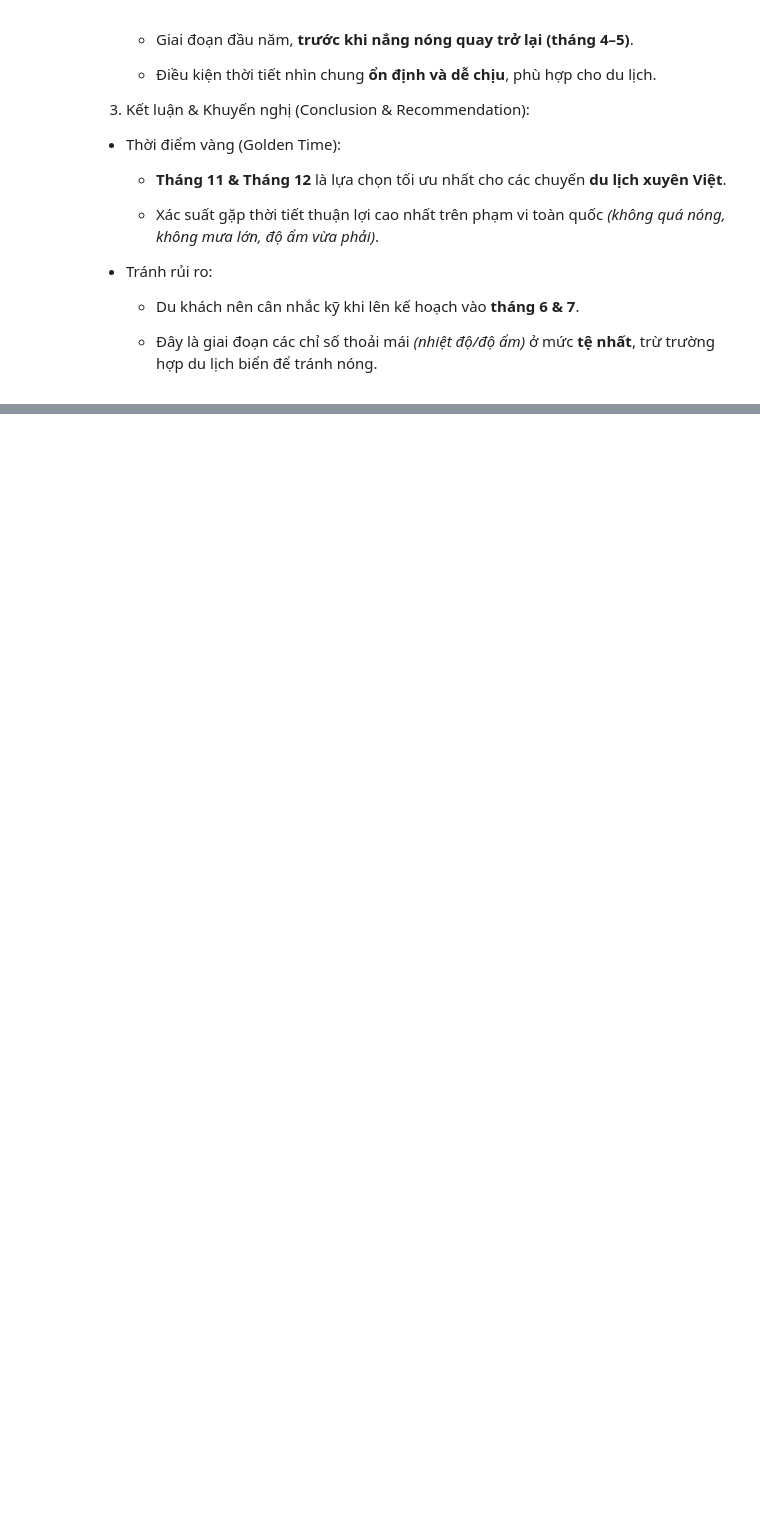
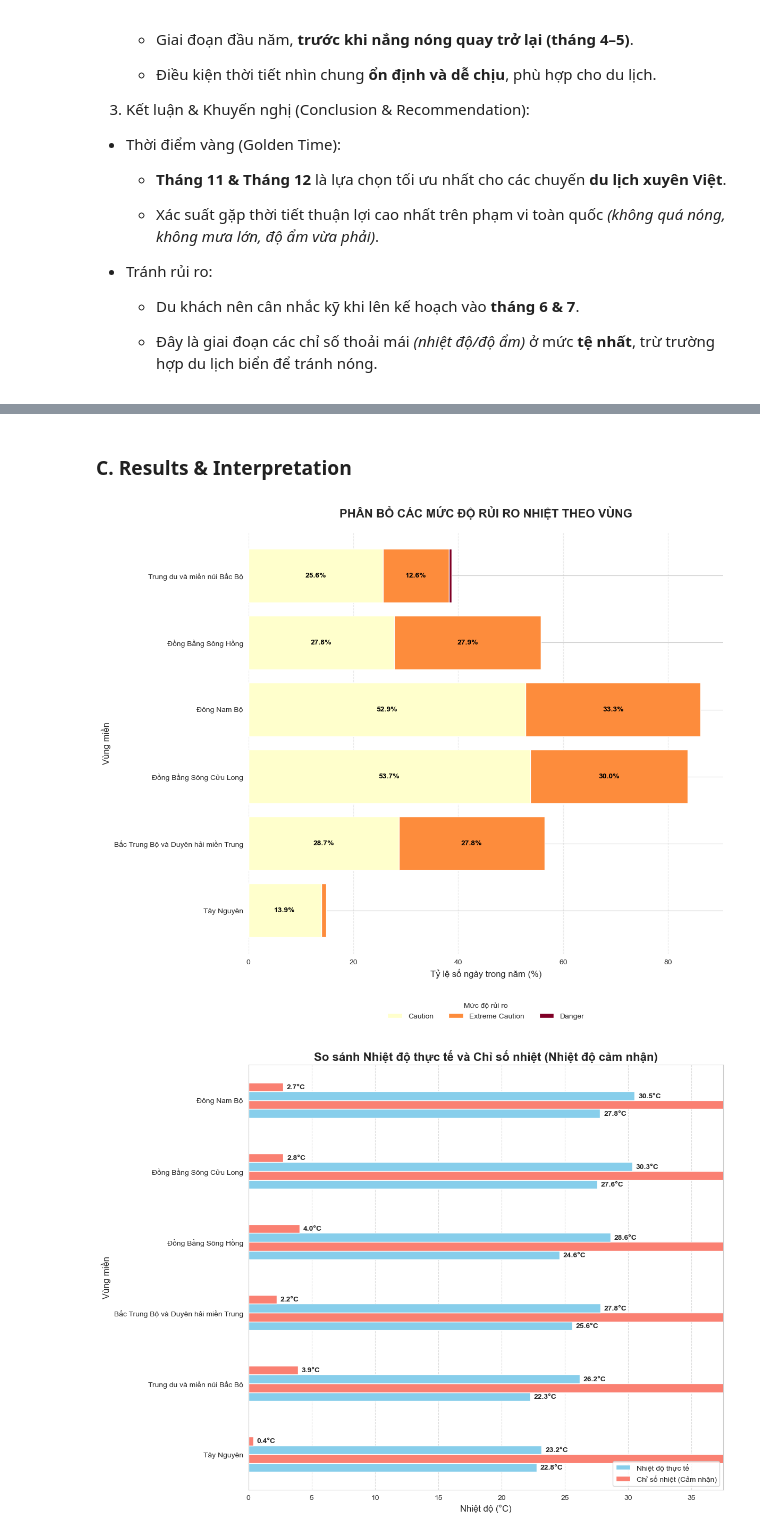
Before and after one commit to DucPhuc1/ProgrammingForDS, a Jupyter notebook: weatherVN.ipynb, the cells around one changed output, grey strips where cells are left out. Cells and saved outputs as stored; diff of their text form; code cells hidden in the pictures; blank space fills up the shorter version.

```diff
--- a/weatherVN.ipynb
+++ b/weatherVN.ipynb
@@ -2696,0 +2989,60 @@ plt.show()
+# %% [markdown]
+### C. Results & Interpretation
+# %%
+# Sắp xếp dữ liệu: Ưu tiên đưa các vùng có tỷ lệ "Danger" và "Extreme Caution" cao lên đầu
+# Giúp người xem nhận diện ngay vùng nào khắc nghiệt nhất
+risk_stats_sorted = risk_stats.sort_values(by=['Danger', 'Extreme Caution'], ascending=True)
+
+# Tạo biểu đồ cột ngang (kind='barh')
+fig, ax1 = plt.subplots(figsize=(12, 10)) # Tăng chiều cao để các hàng thoáng hơn
+
+risk_stats_plot = risk_stats_sorted[['Caution', 'Extreme Caution', 'Danger']].plot(
+    kind='barh',
+    stacked=True,
+    ax=ax1,
+    colormap='YlOrRd', # Tông màu cảnh báo từ Vàng đến Đỏ
+    width=0.8
+)
+
+# Cải tiến nhãn số liệu
+for container in ax1.containers:
+    # Chỉ hiển thị số nếu tỷ lệ > 5% để tránh đè chữ ở các đoạn quá nhỏ
+    labels = [f'{v:.1f}%' if v > 5 else '' for v in container.datavalues]
+    ax1.bar_label(container, labels=labels, label_type='center', fontsize=10, fontweight='bold', color='black')
+
+# Việt hóa và tinh chỉnh thẩm mỹ
+plt.title('PHÂN BỔ CÁC MỨC ĐỘ RỦI RO NHIỆT THEO VÙNG', fontsize=16, fontweight='bold', pad=20)
+plt.xlabel('Tỷ lệ số ngày trong năm (%)', fontsize=12)
+plt.ylabel('Vùng miền', fontsize=12)
+
+# Đặt chú thích (Legend) ở phía dưới biểu đồ cho thoáng
+plt.legend(title='Mức độ rủi ro', bbox_to_anchor=(0.5, -0.1), loc='upper center', ncol=3, frameon=False)
+
+plt.grid(axis='x', linestyle='--', alpha=0.4) # Chỉ để lưới dọc để gióng tỷ lệ %
+sns.despine(left=True, bottom=True) # Xóa khung viền cho biểu đồ hiện đại
+
+plt.tight_layout()
+plt.show()
+
+# Biểu đồ 2: So sánh Nhiệt độ thực tế và Chỉ số nhiệt
+fig, ax2 = plt.subplots(figsize=(12, 9))
+avg_comparison.plot(kind='barh', ax=ax2, color=['skyblue', 'salmon'])
+
+# Thêm số liệu vào cuối mỗi thanh ngang
+for container in ax2.containers:
+    ax2.bar_label(container, fmt='%.1f°C', padding=5, fontsize=10, fontweight='bold')
+
+plt.title('So sánh Nhiệt độ thực tế và Chỉ số nhiệt (Nhiệt độ cảm nhận)', fontsize=16, fontweight='bold')
+plt.xlabel('Nhiệt độ (°C)', fontsize=12)
+plt.ylabel('Vùng miền', fontsize=12)
+plt.legend(['Nhiệt độ thực tế', 'Chỉ số nhiệt (Cảm nhận)'], loc='lower right')
+plt.grid(axis='x', linestyle='--', alpha=0.7)
+
+# Nới rộng trục x để không bị đè số liệu
+ax2.set_xlim(0, avg_comparison['heat_index_c'].max() + 7)
+
+plt.tight_layout()
+plt.show()
+# %% [output]
+[figure, added]
+[figure, added]
```
Also changed, not shown: parts of 24 cells of this notebook.
